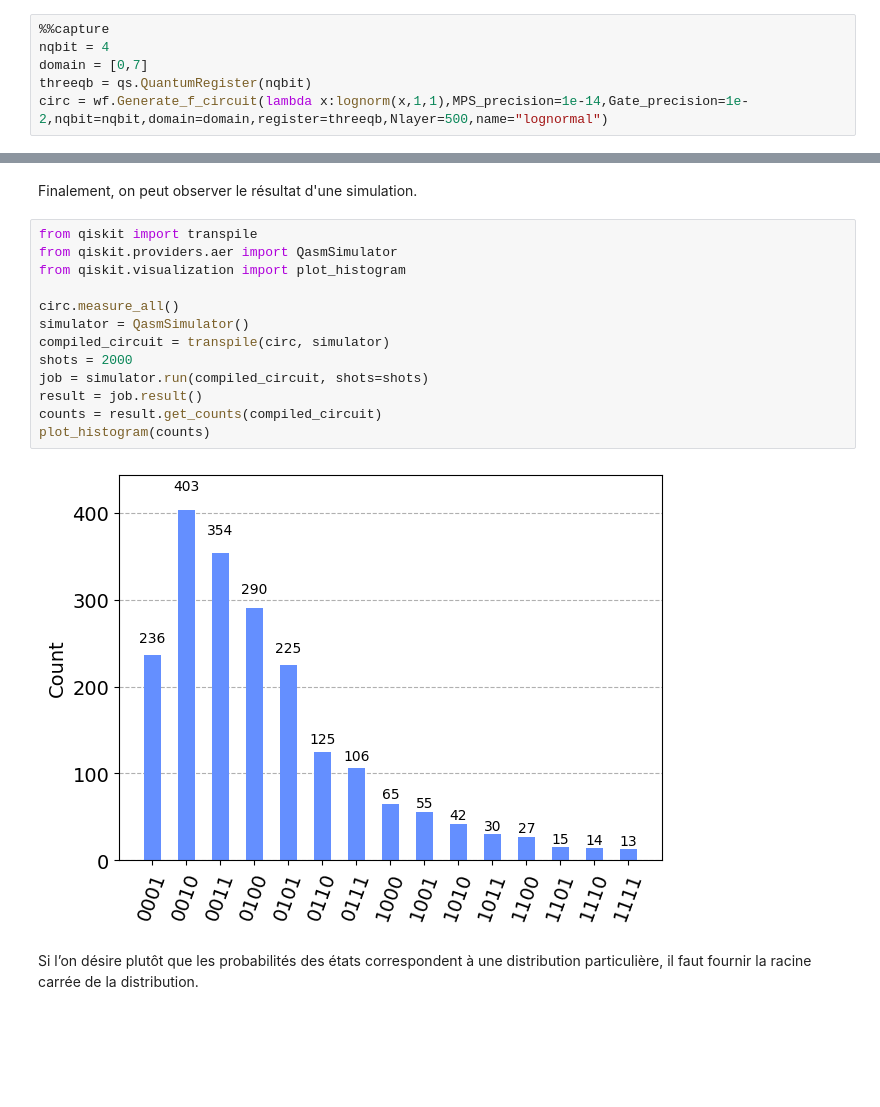
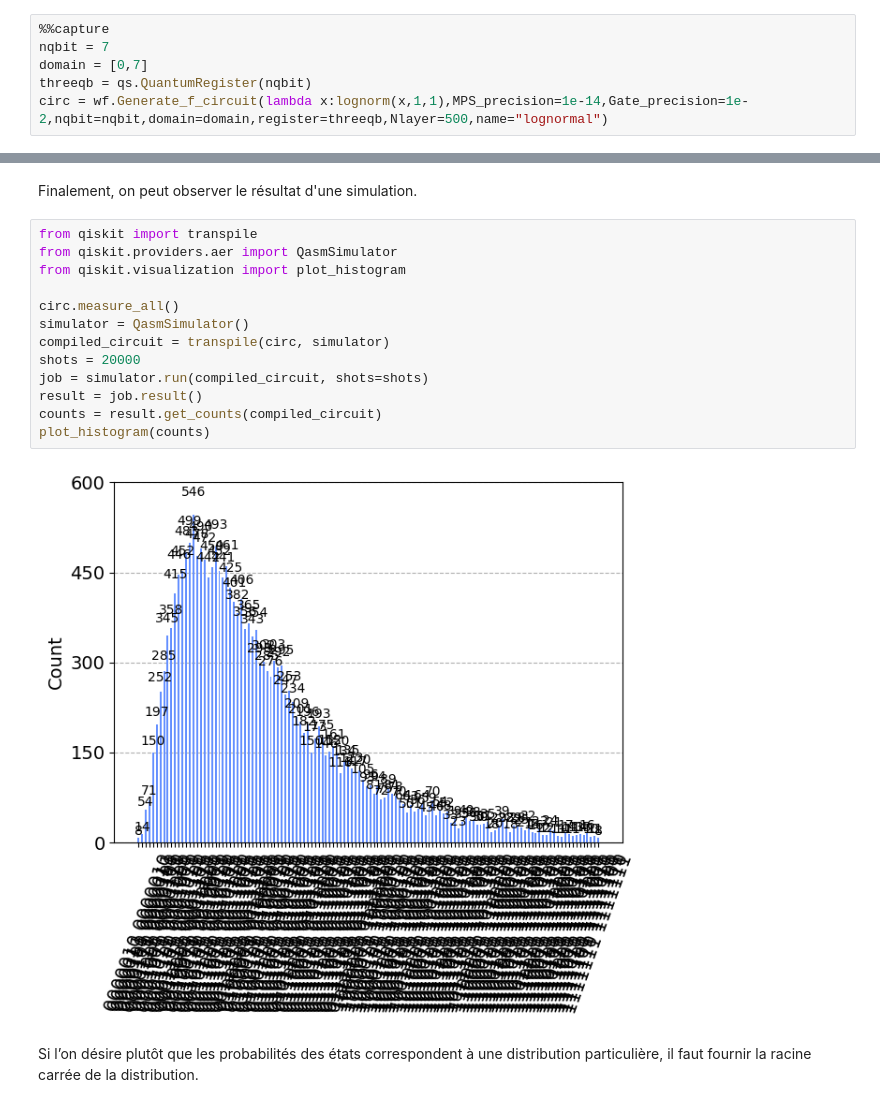
Before and after one commit to algolab-quantique/wFunction, a Jupyter notebook: README.ipynb, the cells around one changed output, grey strips where cells are left out. Saved outputs shown, nothing was run; the diff lists cells and outputs as text; blank space fills up the shorter version.

```diff
--- a/README.ipynb
+++ b/README.ipynb
@@ -50,7 +50,7 @@ Noté qu'on fixe les paramètres de la distribution en la plaçant dans un lambd
 Les arguments sont: la distribution, la précision de la discrétisation intermédiaire de la fonction, la fidélité du circuit, le nombre de qubits, le domaine de la fonction, le registre quantique du circuit, le nombre maximal de couches du circuit et, finalement, le nom du circuit.
 # %%
 %%capture
-nqbit = 4
+nqbit = 7
 domain = [0,7]
 threeqb = qs.QuantumRegister(nqbit)
 circ = wf.Generate_f_circuit(lambda x:lognorm(x,1,1),MPS_precision=1e-14,Gate_precision=1e-2,nqbit=nqbit,domain=domain,register=threeqb,Nlayer=500,name="lognormal")
@@ -63,18 +63,18 @@ Finalement, on peut observer le résultat d'une simulation.
 # %%
 from qiskit import transpile
 from qiskit.providers.aer import QasmSimulator
 from qiskit.visualization import plot_histogram
 
 circ.measure_all()
 simulator = QasmSimulator()
 compiled_circuit = transpile(circ, simulator)
-shots = 2000
+shots = 20000
 job = simulator.run(compiled_circuit, shots=shots)
 result = job.result()
 counts = result.get_counts(compiled_circuit)
 plot_histogram(counts)
 # %% [output]
-[figure, old version]
+[figure, new version]
 # %% [markdown]
 Si l’on désire plutôt que les probabilités des états correspondent à une distribution particulière, il faut fournir la racine carrée de la distribution.
 # %%
```
Also changed, not shown: parts of 3 cells of this notebook, 26 other files.
